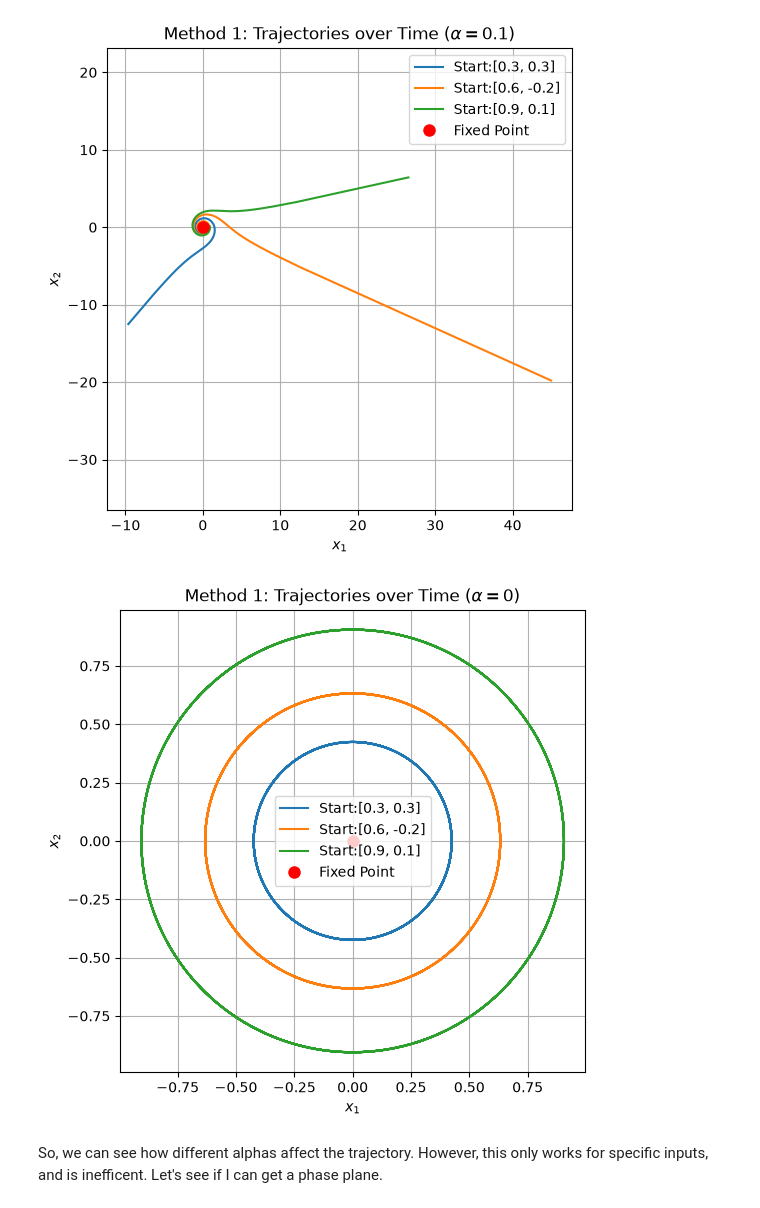
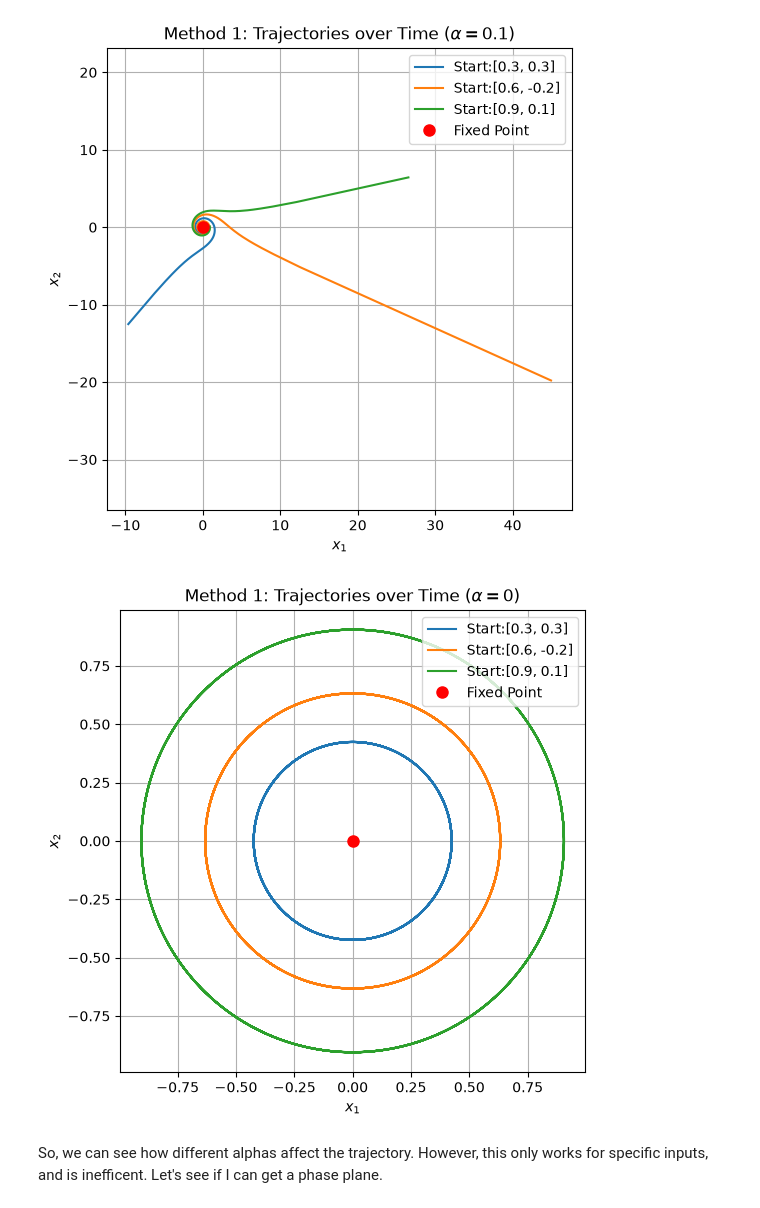
Before and after one commit to Sean26-iti/ShortCourseforMathematicalNeuro, a Jupyter notebook: E&HChapterTwo.ipynb, the cells around one changed output. Drawn from its saved outputs; the diff is of its cells as text; code cells hidden in the pictures.

```diff
--- a/E&HChapterTwo.ipynb
+++ b/E&HChapterTwo.ipynb
@@ -143,27 +146,27 @@ plt.show()
 # %%
 # Setup
 t_span=(0,50)
 t_eval = np.linspace(0, 50, 2000)
 alpha_val = 0
 initial_conditions = [[0.3,0.3], [0.6,-0.2], [0.9,0.1]]
 
 #The plot
 plt.figure(figsize=(6,6))
 
 for ic in initial_conditions:
     sol = solve_ivp(degenerate_system, t_span, ic, args=(alpha_val,), t_eval = t_eval)
     plt.plot(sol.y[0], sol.y[1], label = f"Start:{ic}")
 
 plt.plot(0,0, 'ro', markersize = 8, label= "Fixed Point")
 plt.title(r"Method 1: Trajectories over Time ($\alpha = 0$)")
 plt.xlabel("$x_1$")
 plt.ylabel("$x_2$")
 plt.axis('equal')
 plt.grid(True)
-plt.legend()
+plt.legend(loc="upper right")
 plt.show()
 # %% [output]
-[figure, old version]
+[figure, new version]
 # %% [markdown]
 So, we can see how different alphas affect the trajectory. However, this only works for specific inputs, and is inefficent. Let's see if I can get a phase plane.
 # %%
```
Also changed, not shown: parts of 17 cells of this notebook, 1 other file.
